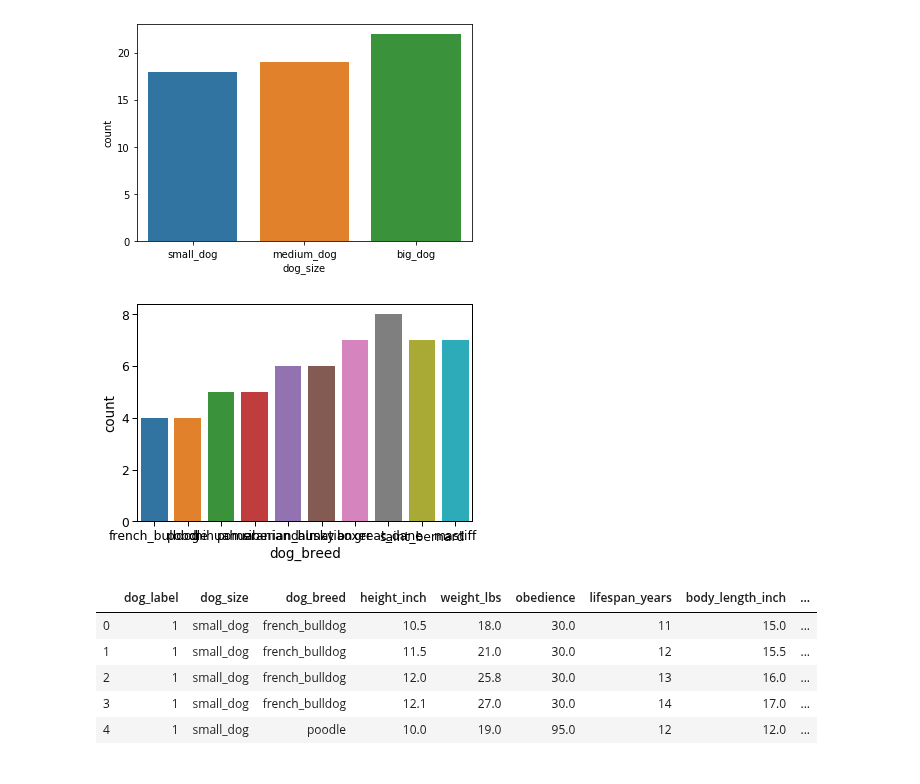
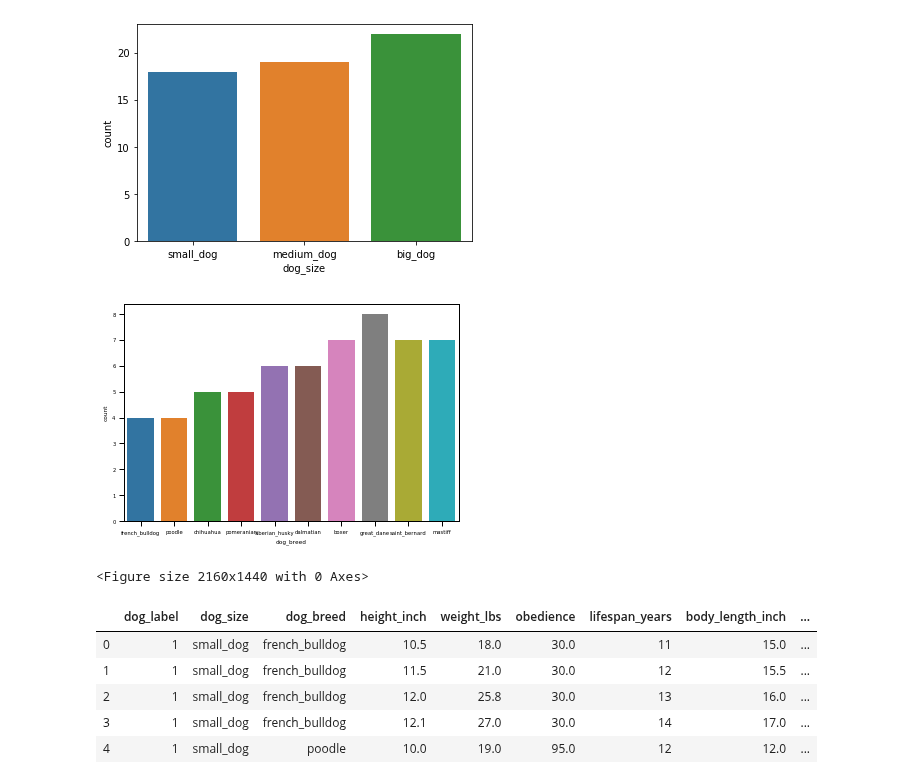
Before and after one commit to dmarinova1/SPOP, a Jupyter notebook: SPOPv1.0.ipynb, the cells around one changed output. Drawn from its saved outputs; the diff is of its cells as text; code cells hidden in the pictures.

```diff
--- a/SPOPv1.0.ipynb
+++ b/SPOPv1.0.ipynb
@@ -66,11 +66,13 @@ plt.show()
 [figure]
 # %%
 #visualize an informative plot on distribution of dog breeds
-sns.set_context("paper", font_scale=1.4) #set the plotting context parameters but to be modified since the dog breeds are not readable
+sns.set_context("paper", font_scale=0.6,rc={"lines.linewidth": 0.5}) #set the plotting context parameters but to be modified since the dog breeds are not readable
 sns.countplot(dogs['dog_breed'],label="Count")
+plt.figure(figsize=(30,20))
 plt.show()
 # %% [output]
-[figure, old version]
+[figure, new version]
+<Figure size 2160x1440 with 0 Axes>
 # %%
 #column 'obedience' contains numeric values, but is formatted as object.Therefore, we need to convert it to numeric value (float).
 #string method used to strip the right trailing percent sign (%).
```
Also changed, not shown: parts of 3 cells of this notebook.
